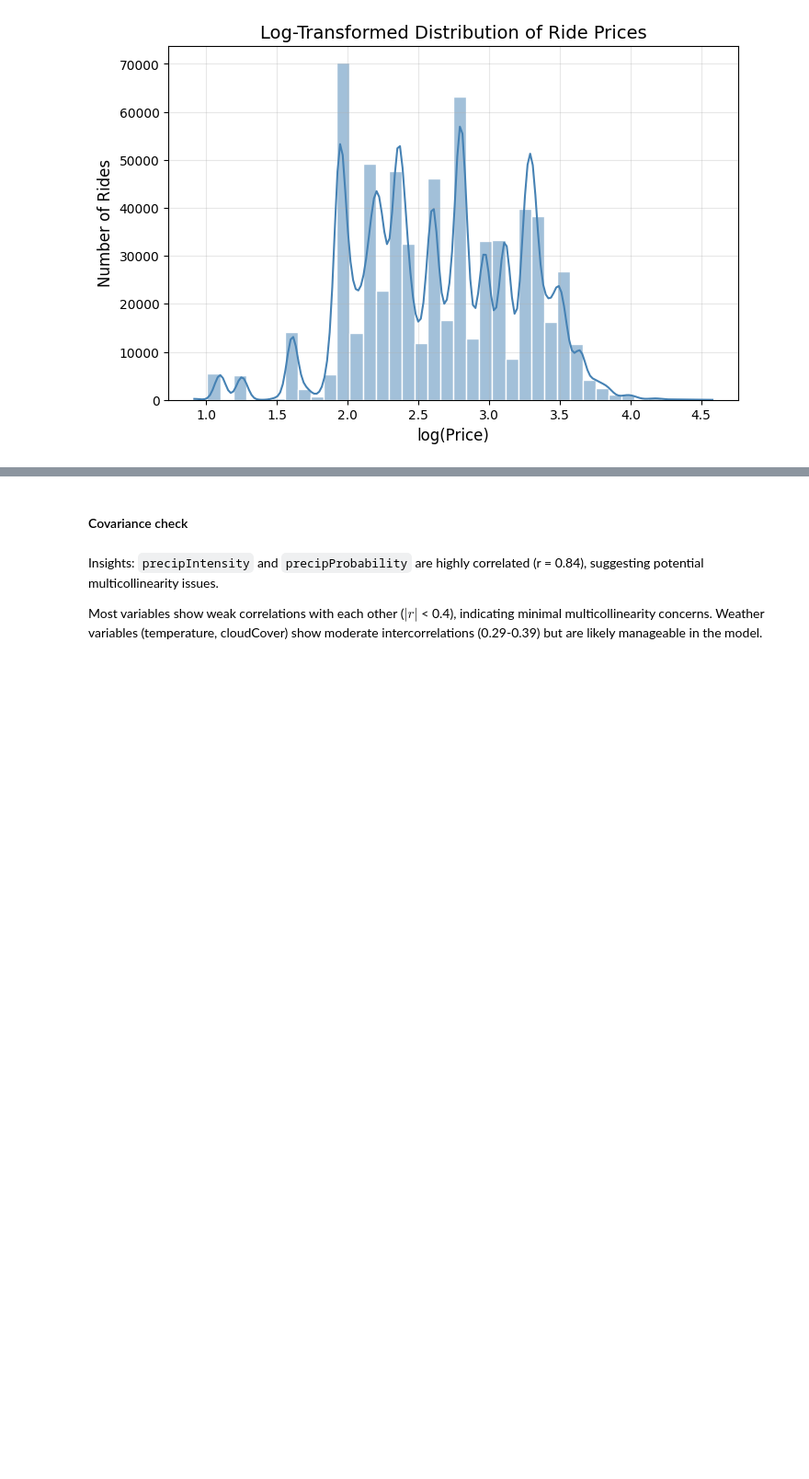
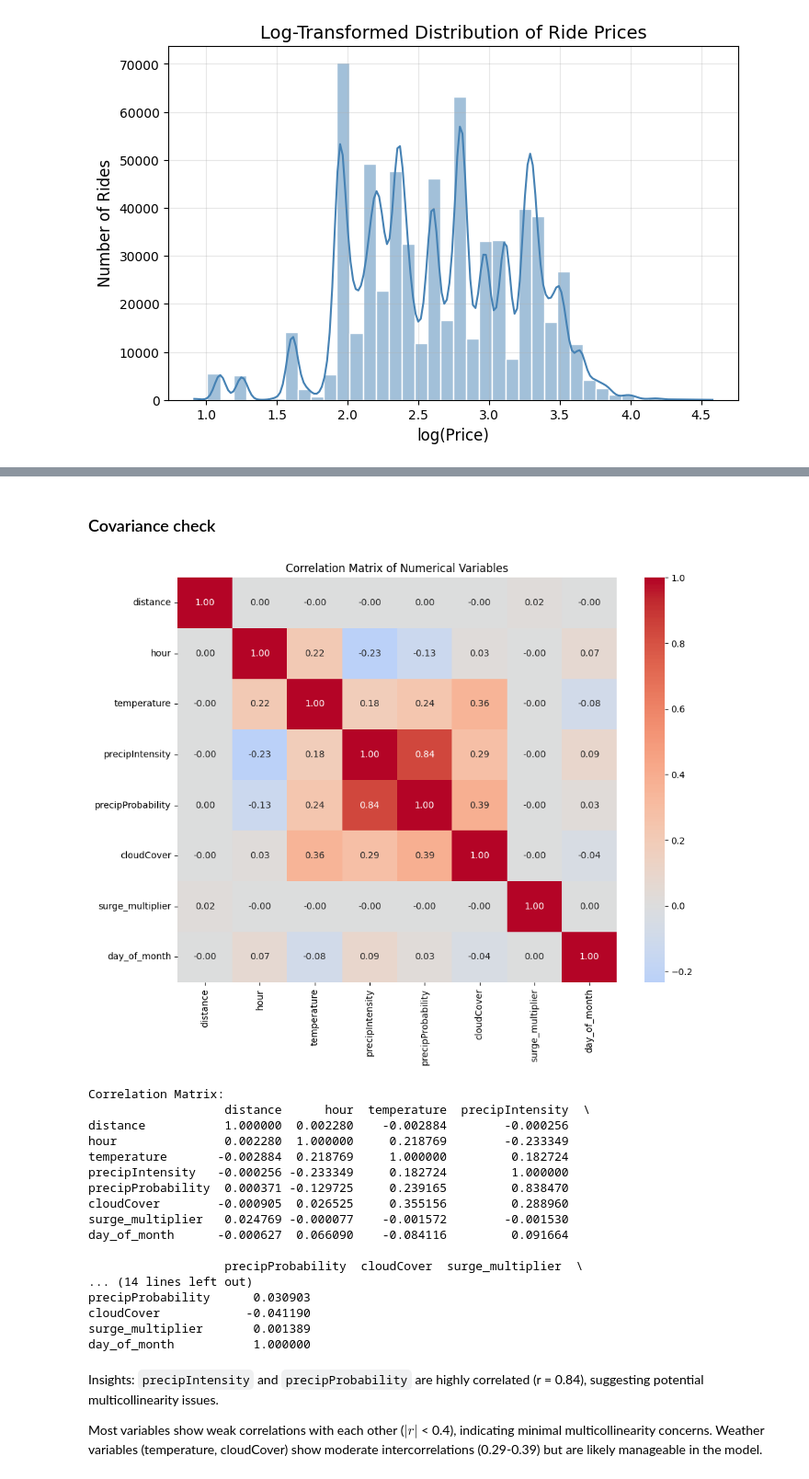
Before and after one commit to CindySun0309/APCOMP209_Final_Project, a Jupyter notebook: EDA.ipynb, the cells around one changed output, grey strips where cells are left out. Shown at 92% size. Drawn from its saved outputs; the diff is of its cells as text; code cells hidden in the pictures; blank space fills up the shorter version.

```diff
--- a/EDA.ipynb
+++ b/EDA.ipynb
@@ -16,0 +74,18 @@ df.head()
+# %%
+# rename the original day to day_of_month
+df['day_of_month'] = df['day'].astype(int)
+
+# fix timestamp and create proper day variables
+df['datetime'] = pd.to_datetime(df['timestamp'], unit='s')
+
+df["month_name"] = df["datetime"].dt.month_name()  # January, February, ...
+df["day_of_week"] = df["datetime"].dt.day_name()  # Monday, Tuesday, ...
+
+
+# create a new binary indicator for is_weekend
+df['is_weekend'] = df['day_of_week'].isin(["Saturday", "Sunday"])
+
+# remove variables not needed
+df = df.drop(columns=["day", "timestamp", "datetime"])
+
+df.head()
@@ -162,25 +350,35 @@ dtype: int64
 # %% [markdown]
-#### Covariance check
+### Covariance check
 # %%
-# fix timestamp and create proper day variables
-df['datetime'] = pd.to_datetime(df['timestamp'], unit='s')
-df['day_of_week'] = df['datetime'].dt.dayofweek  # 0=Mon, 6=Sun
-
-df['is_weekend'] = (df['day_of_week'] >= 5).astype(int)
-
-numerical_vars = ['distance', 'temperature', 'precipIntensity',
-                  'precipProbability', 'cloudCover', 'surge_multiplier', 'hour', 'is_weekend']
-
-corr_matrix = df[numerical_vars].corr()
+corr_matrix = df[numerical_var].corr()
 
 plt.figure(figsize=(10, 8))
 sns.heatmap(corr_matrix, annot=True, fmt='.2f', cmap='coolwarm', center=0)
 plt.title('Correlation Matrix of Numerical Variables')
 plt.tight_layout()
 plt.show()
 
 print("Correlation Matrix:")
 print(corr_matrix)
+# %% [output]
+[figure, added]
+Correlation Matrix:
+                   distance      hour  temperature  precipIntensity  \
+distance           1.000000  0.002280    -0.002884        -0.000256
+hour               0.002280  1.000000     0.218769        -0.233349
+temperature       -0.002884  0.218769     1.000000         0.182724
+precipIntensity   -0.000256 -0.233349     0.182724         1.000000
+precipProbability  0.000371 -0.129725     0.239165         0.838470
+cloudCover        -0.000905  0.026525     0.355156         0.288960
+surge_multiplier   0.024769 -0.000077    -0.001572        -0.001530
+day_of_month      -0.000627  0.066090    -0.084116         0.091664
+
+                   precipProbability  cloudCover  surge_multiplier  \
+... (14 lines left out)
+precipProbability      0.030903
+cloudCover            -0.041190
+surge_multiplier       0.001389
+day_of_month           1.000000
 # %% [markdown]
 Insights: `precipIntensity` and `precipProbability` are highly correlated (r = 0.84), suggesting potential multicollinearity issues.
 
```
Also changed, not shown: parts of 36 cells of this notebook.
